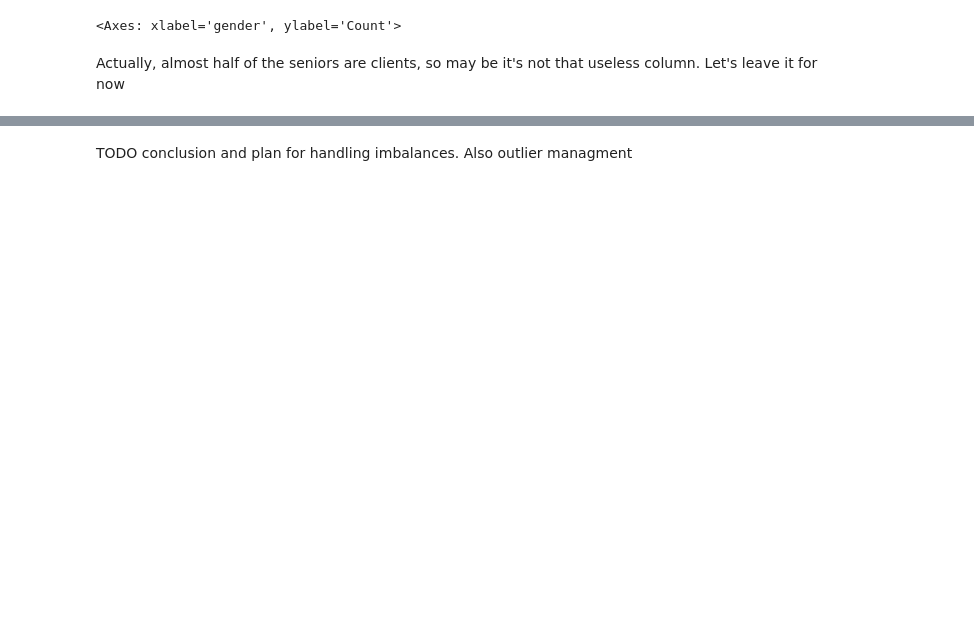
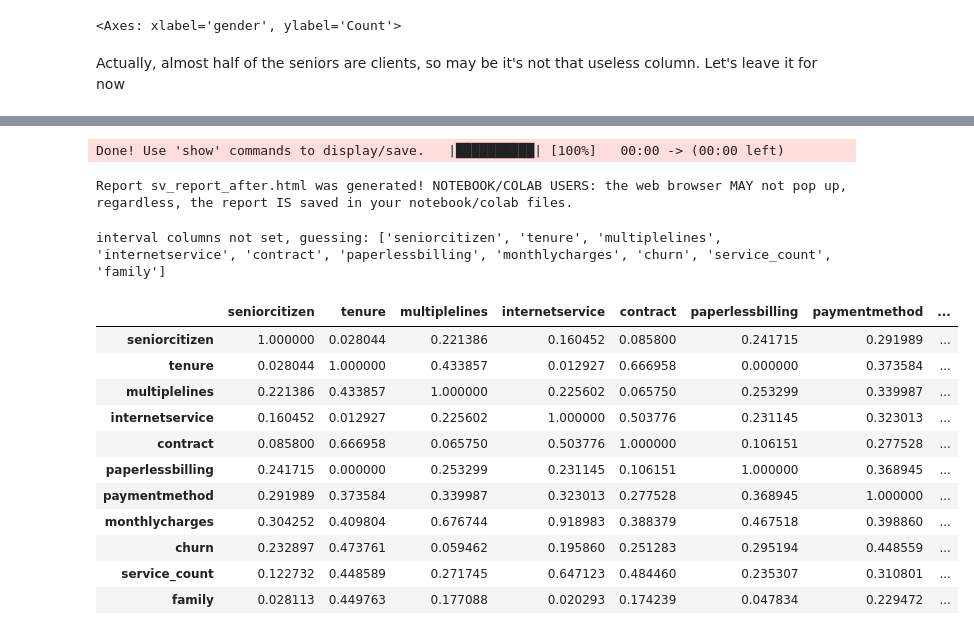
Before and after one commit to KirSobolev/Advanced-data-analytics, a Jupyter notebook: ex1/classification/ex1_classification.ipynb, the cells around one changed output, grey strips where cells are left out. Saved outputs shown, nothing was run; the diff lists cells and outputs as text; code cells hidden in the pictures; blank space fills up the shorter version.

```diff
--- a/ex1/classification/ex1_classification.ipynb
+++ b/ex1/classification/ex1_classification.ipynb
@@ -275,8 +275,9 @@ Actually, almost half of the seniors are clients, so may be it's not that useles
 df.drop("phoneservice", axis=1, inplace=True)
 # %%
 # Joining additional services
-variables = ["onlinebackup", "deviceprotection", "techsupport", "streamingtv", "streamingmovies"]
-# Create a new column 'service_count' that sums the values across the 5 columns
+variables = ["onlinebackup", "deviceprotection", "techsupport",
+             "streamingtv", "streamingmovies", "onlinesecurity"]
+# Create a new column 'service_count' that sums the values across the 6 columns
 df['service_count'] = df[variables].sum(axis=1)
 df.drop(variables, axis=1, inplace=True)
 # %%
@@ -308,5 +309,3 @@ replacements = {
     "Fiber optic": 2
  }
 df.internetservice = df.internetservice.replace(replacements).astype(int)
-# %% [markdown]
-TODO conclusion and plan for handling imbalances. Also outlier managment
@@ -312,0 +316,26 @@ TODO conclusion and plan for handling imbalances. Also outlier managment
+# %%
+report = sv.analyze(df)
+report.show_html('sv_report_after.html')
+# %% [output]
+Done! Use 'show' commands to display/save.   |██████████| [100%]   00:00 -> (00:00 left)
+Report sv_report_after.html was generated! NOTEBOOK/COLAB USERS: the web browser MAY not pop up, regardless, the report IS saved in your notebook/colab files.
+# %%
+# Calculate the Phik correlation matrix
+phik_matrix = df.phik_matrix()
+
+# Display the correlation matrix
+phik_matrix
+# %% [output]
+interval columns not set, guessing: ['seniorcitizen', 'tenure', 'multiplelines', 'internetservice', 'contract', 'paperlessbilling', 'monthlycharges', 'churn', 'service_count', 'family']
+|  | seniorcitizen | tenure | multiplelines | internetservice | contract | paperlessbilling | paymentmethod | ... |
+| seniorcitizen | 1.000000 | 0.028044 | 0.221386 | 0.160452 | 0.085800 | 0.241715 | 0.291989 | ... |
+| tenure | 0.028044 | 1.000000 | 0.433857 | 0.012927 | 0.666958 | 0.000000 | 0.373584 | ... |
+| multiplelines | 0.221386 | 0.433857 | 1.000000 | 0.225602 | 0.065750 | 0.253299 | 0.339987 | ... |
+| internetservice | 0.160452 | 0.012927 | 0.225602 | 1.000000 | 0.503776 | 0.231145 | 0.323013 | ... |
+| contract | 0.085800 | 0.666958 | 0.065750 | 0.503776 | 1.000000 | 0.106151 | 0.277528 | ... |
+| paperlessbilling | 0.241715 | 0.000000 | 0.253299 | 0.231145 | 0.106151 | 1.000000 | 0.368945 | ... |
+| paymentmethod | 0.291989 | 0.373584 | 0.339987 | 0.323013 | 0.277528 | 0.368945 | 1.000000 | ... |
+| monthlycharges | 0.304252 | 0.409804 | 0.676744 | 0.918983 | 0.388379 | 0.467518 | 0.398860 | ... |
+| churn | 0.232897 | 0.473761 | 0.059462 | 0.195860 | 0.251283 | 0.295194 | 0.448559 | ... |
+| service_count | 0.122732 | 0.448589 | 0.271745 | 0.647123 | 0.484460 | 0.235307 | 0.310801 | ... |
+| family | 0.028113 | 0.449763 | 0.177088 | 0.020293 | 0.174239 | 0.047834 | 0.229472 | ... |
```
Also changed, not shown: parts of 2 cells of this notebook, 10 other files.
